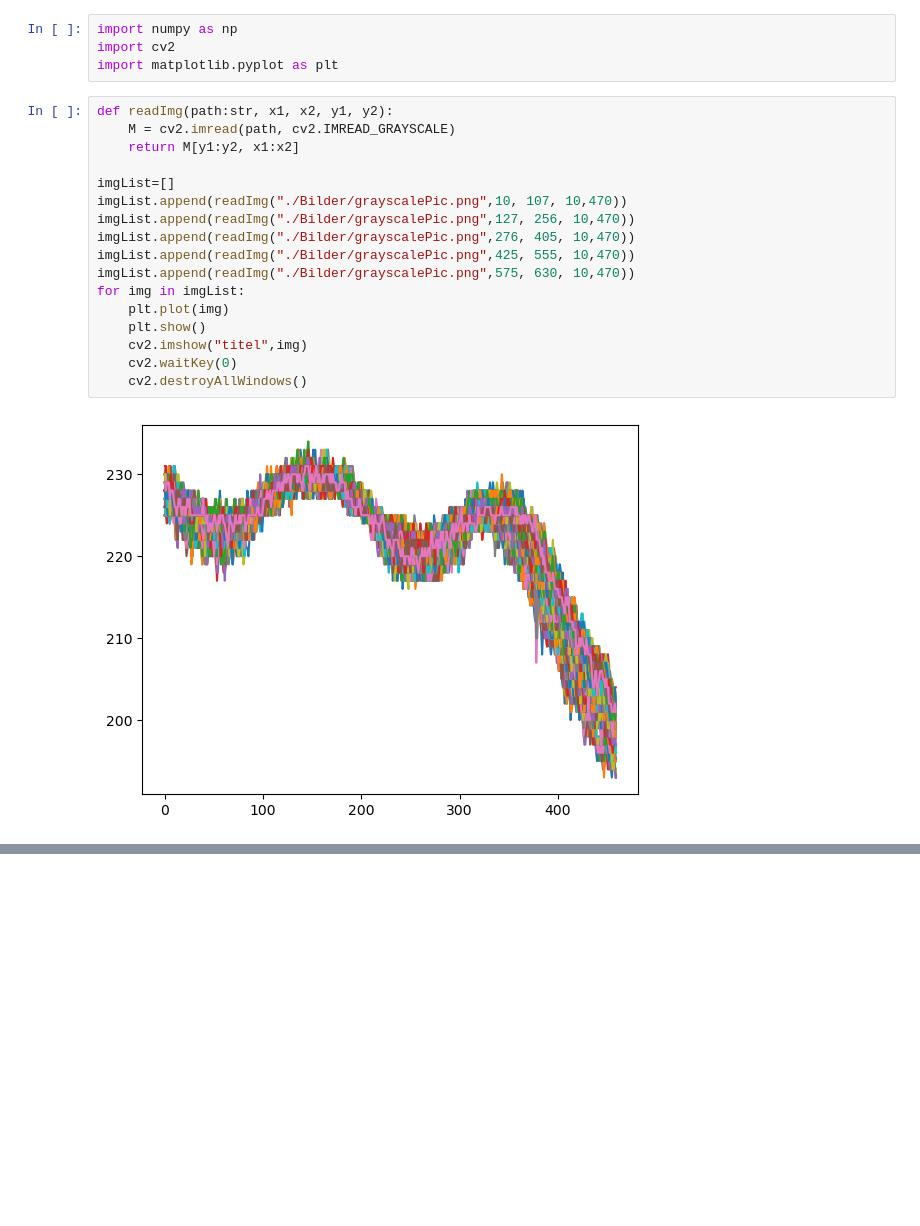
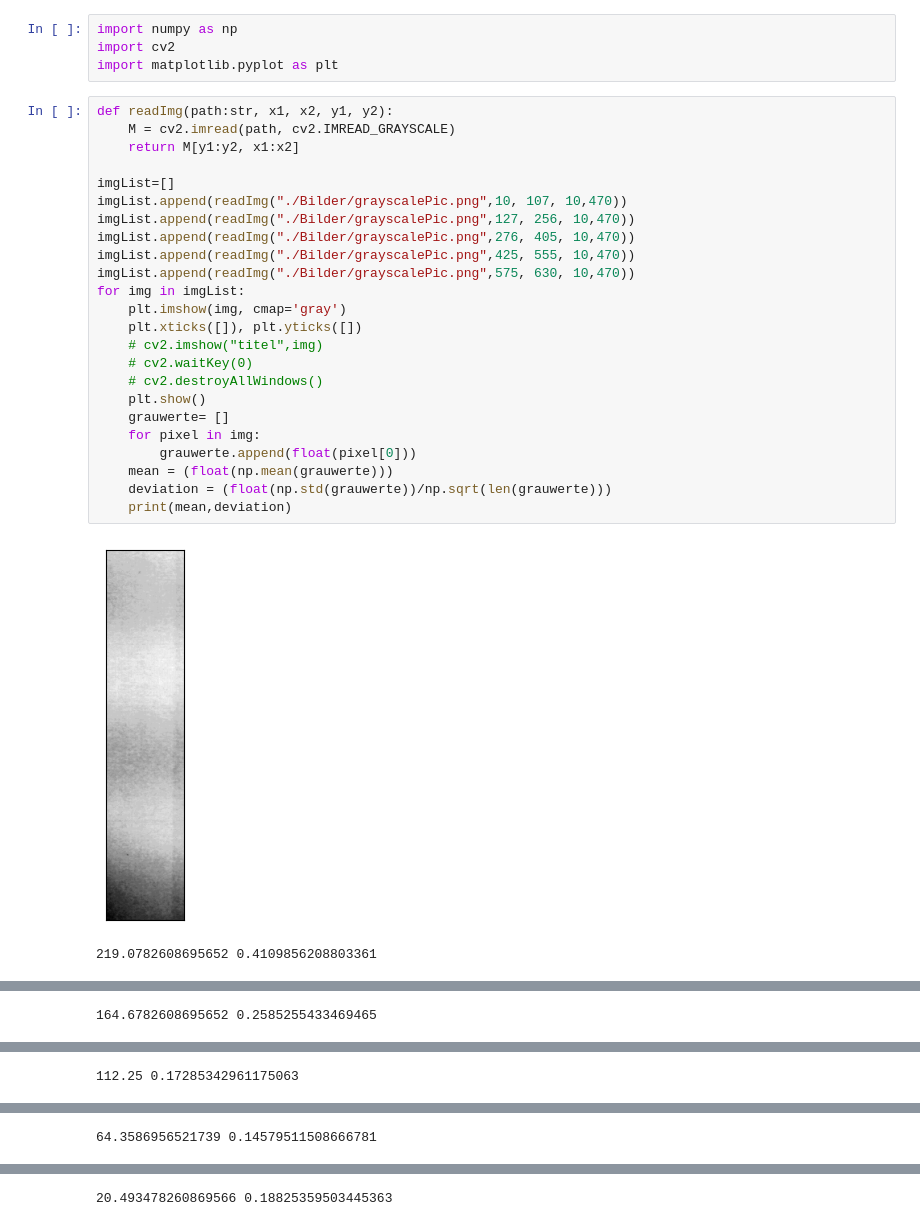
Before and after one commit to Matze-Katze/SSS, a Jupyter notebook: Versuch2/Versuch.ipynb, the cells around one changed output, grey strips where cells are left out. Saved outputs shown, nothing was run; the diff lists cells and outputs as text; blank space fills up the shorter version.

```diff
--- a/Versuch2/Versuch.ipynb
+++ b/Versuch2/Versuch.ipynb
@@ -5,19 +5,27 @@ import matplotlib.pyplot as plt
 # %%
 def readImg(path:str, x1, x2, y1, y2):
     M = cv2.imread(path, cv2.IMREAD_GRAYSCALE)
     return M[y1:y2, x1:x2]
 
 imgList=[]
 imgList.append(readImg("./Bilder/grayscalePic.png",10, 107, 10,470))
 imgList.append(readImg("./Bilder/grayscalePic.png",127, 256, 10,470))
 imgList.append(readImg("./Bilder/grayscalePic.png",276, 405, 10,470))
 imgList.append(readImg("./Bilder/grayscalePic.png",425, 555, 10,470))
 imgList.append(readImg("./Bilder/grayscalePic.png",575, 630, 10,470))
 for img in imgList:
-    plt.plot(img)
+    plt.imshow(img, cmap='gray')
+    plt.xticks([]), plt.yticks([])
+    # cv2.imshow("titel",img)
+    # cv2.waitKey(0)
+    # cv2.destroyAllWindows()
     plt.show()
-    cv2.imshow("titel",img)
-    cv2.waitKey(0)
-    cv2.destroyAllWindows()
+    grauwerte= []
+    for pixel in img:
+        grauwerte.append(float(pixel[0]))
+    mean = (float(np.mean(grauwerte)))
+    deviation = (float(np.std(grauwerte))/np.sqrt(len(grauwerte)))
+    print(mean,deviation)
 # %% [output]
-[figure, old version]
+[figure, new version]
+219.0782608695652 0.4109856208803361
@@ -24,0 +33 @@ for img in imgList:
+164.6782608695652 0.2585255433469465
@@ -25,0 +35 @@ for img in imgList:
+112.25 0.17285342961175063
@@ -26,0 +37 @@ for img in imgList:
+64.3586956521739 0.14579511508666781
@@ -27,0 +39 @@ for img in imgList:
+20.493478260869566 0.18825359503445363
```
Also changed, not shown: parts of 1 cell of this notebook, 1 other file.
